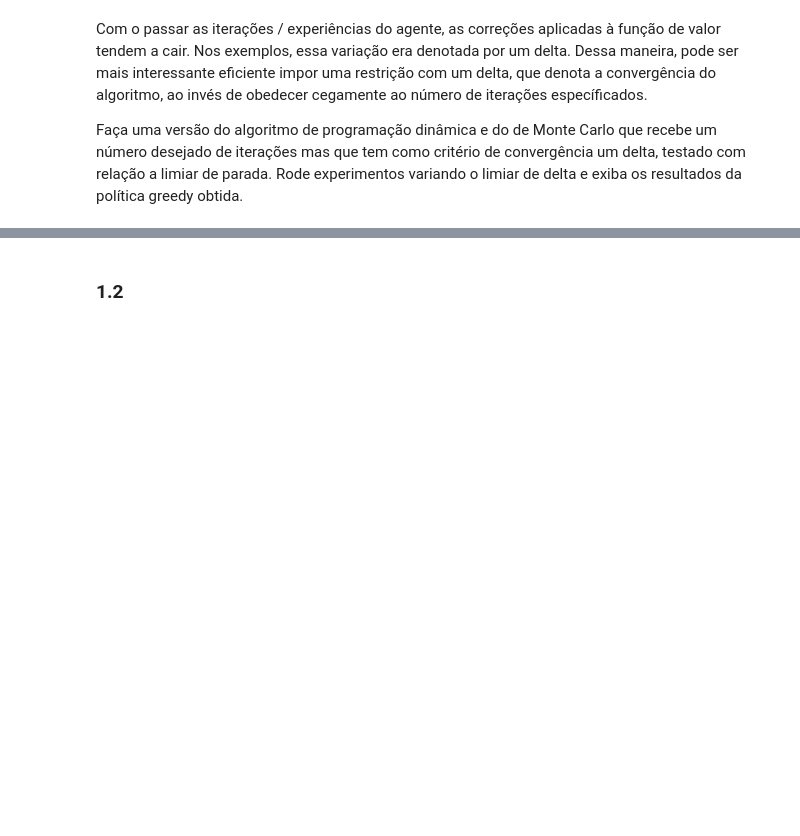
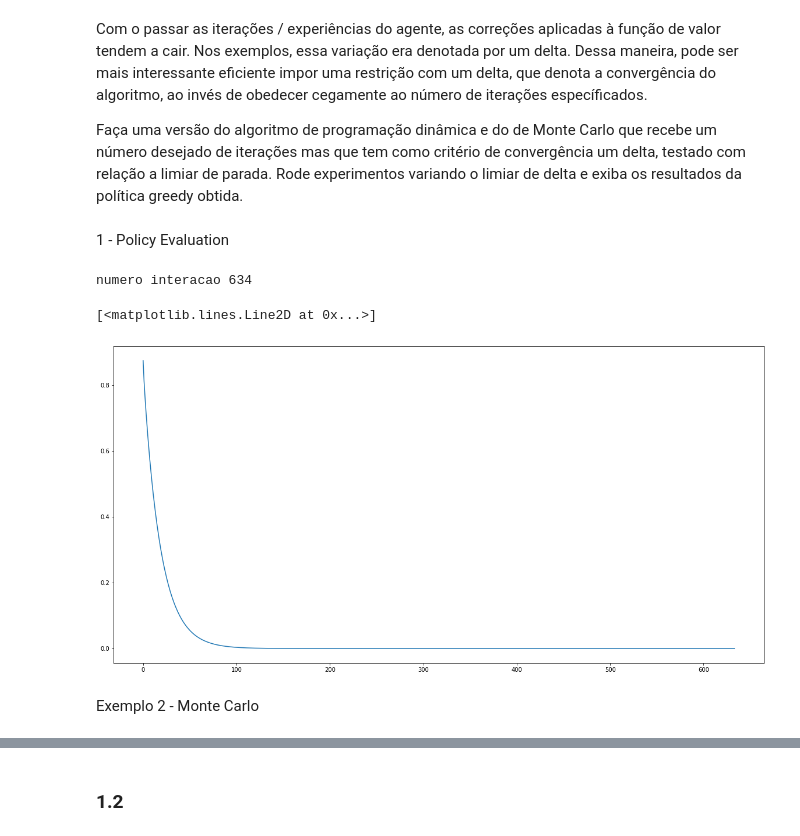
Before and after one commit to girotodenis/semisupervisionada, a Jupyter notebook: RL_Deep_Learning_2019_1_NOME_INICIAL_DOS_INTEGRANTES.ipynb, the cells around one changed output, grey strips where cells are left out. Cells and saved outputs as stored; diff of their text form; code cells hidden in the pictures; blank space fills up the shorter version.

```diff
--- a/RL_Deep_Learning_2019_1_NOME_INICIAL_DOS_INTEGRANTES.ipynb
+++ b/RL_Deep_Learning_2019_1_NOME_INICIAL_DOS_INTEGRANTES.ipynb
@@ -29,0 +35,9 @@ Faça uma versão do algoritmo de programação dinâmica e do de Monte Carlo qu
+# %% [markdown]
+1 - Policy Evaluation
+# %%
+gamma = 1
+reward_value = -1 # Exceto nos estados terminais
+grid_size = 4
+terminal_states = [[0,0], [grid_size-1, grid_size-1]] # Estados terminais nas pontas do grid
+actions = [[-1, 0], [1, 0], [0, 1], [0, -1]] # Deslocamento das ações: baixo, cima, direita, esquerda
+iterations = 1000
@@ -29,0 +59,38 @@ Faça uma versão do algoritmo de programação dinâmica e do de Monte Carlo qu
+# %%
+value_map = np.zeros((grid_size, grid_size))
+states = [[i, j] for i in range(grid_size) for j in range(grid_size)]
+# %%
+deltas = []
+
+for it in range(iterations):
+
+    if(len(deltas)>0 and np.mean(deltas[-1])==0.0):
+      print('numero interacao',it)
+      break
+
+    copyvalue_map = np.copy(value_map)
+    deltaState = []
+    for state in states:
+        weightedRewards = 0
+        for action in actions:
+            final_positions, reward = actionRewardFunction(state, action)
+            # 1/len(actions) porque a política é uma distribuição uniforme
+            weightedRewards += (1/len(actions)) * (reward + gamma * value_map[final_positions[0], final_positions[1]])
+        # Pode ser utilizado para verificar o quanto há de mudança nos backups da policy iteration
+
+        deltaState.append(np.abs(copyvalue_map[state[0], state[1]] - weightedRewards))
+        copyvalue_map[state[0], state[1]] = weightedRewards
+
+    deltas.append(deltaState)
+    value_map = copyvalue_map
+# %% [output]
+numero interacao 634
+# %%
+plt.figure(figsize=(20, 10))
+mean_delta = np.mean(deltas, axis=1)
+plt.plot(mean_delta)
+# %% [output]
+[<matplotlib.lines.Line2D at 0x...>]
+[figure, added]
+# %% [markdown]
+Exemplo 2 - Monte Carlo
```
Also changed, not shown: parts of 8 cells of this notebook.
